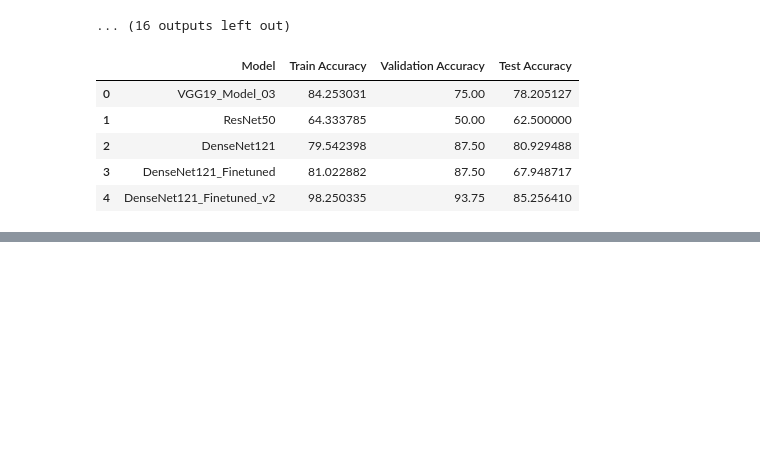
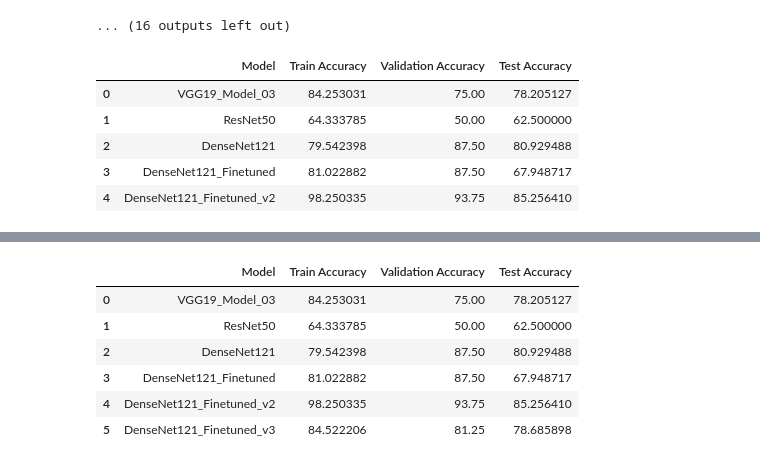
Before and after one commit to alamin20cse/pneumonia_detection_1, a Jupyter notebook: pr1.ipynb, the cells around one changed output, grey strips where cells are left out. Saved outputs shown, nothing was run; the diff lists cells and outputs as text; code cells hidden in the pictures; blank space fills up the shorter version.

```diff
--- a/pr1.ipynb
+++ b/pr1.ipynb
@@ -1127,0 +1185,9 @@ df_results
+# %%
+
+# -------------------------
+# Callbacks
+# -------------------------
+filepath = "model_weights/densenet121_finetuned_v3.h5"
+es = EarlyStopping(monitor="val_loss", patience=7, restore_best_weights=True, verbose=1)
+cp = ModelCheckpoint(filepath, monitor="val_loss", save_best_only=True, verbose=1)
+lrr = ReduceLROnPlateau(monitor="val_loss", patience=4, factor=0.3, min_lr=1e-6, verbose=1)
@@ -1127,0 +1288,11 @@ df_results
+# %%
+
+# -------------------------
+# Append Results
+# -------------------------
+results.append({
+    'Model': 'DenseNet121_Finetuned_v3',
+    'Train Accuracy': history_dense3.history['accuracy'][-1]*100,
+    'Validation Accuracy': dense3_val[1]*100,
+    'Test Accuracy': dense3_test[1]*100
+})
@@ -1127,0 +1308,12 @@ df_results
+# %%
+import pandas as pd
+df_results = pd.DataFrame(results)
+df_results
+# %% [output]
+|  | Model | Train Accuracy | Validation Accuracy | Test Accuracy |
+| 0 | VGG19_Model_03 | 84.253031 | 75.00 | 78.205127 |
+| 1 | ResNet50 | 64.333785 | 50.00 | 62.500000 |
+| 2 | DenseNet121 | 79.542398 | 87.50 | 80.929488 |
+| 3 | DenseNet121_Finetuned | 81.022882 | 87.50 | 67.948717 |
+| 4 | DenseNet121_Finetuned_v2 | 98.250335 | 93.75 | 85.256410 |
+| 5 | DenseNet121_Finetuned_v3 | 84.522206 | 81.25 | 78.685898 |
```
Also changed, not shown: parts of 3 cells of this notebook.
